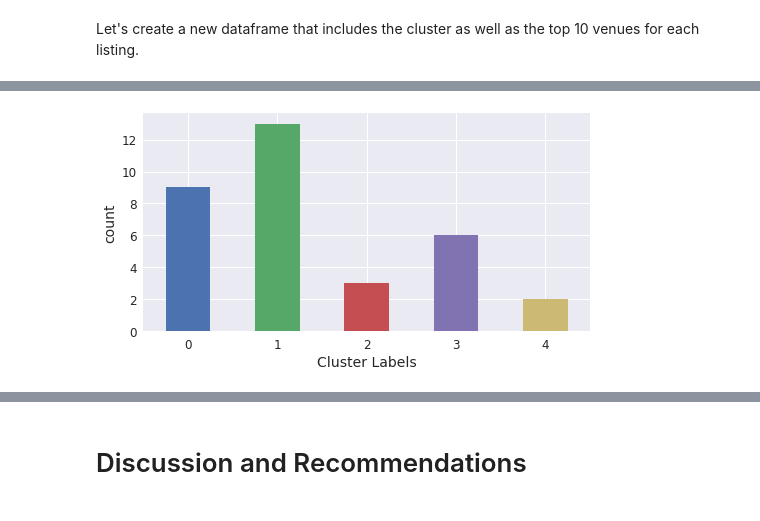
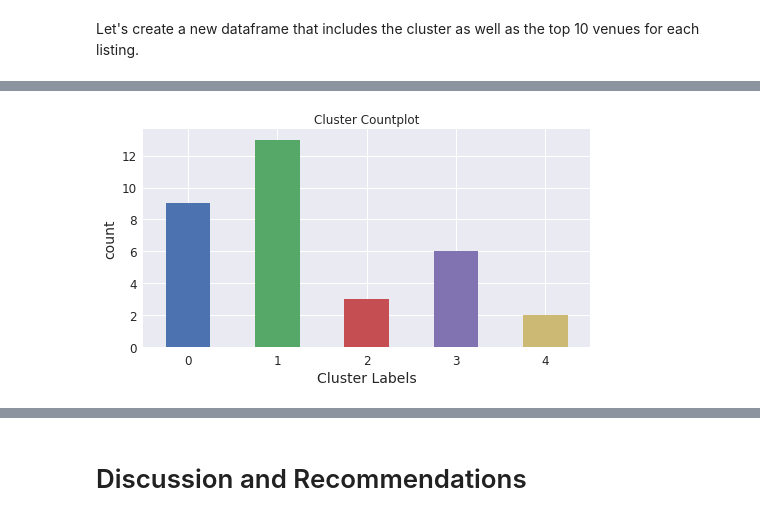
Before and after one commit to georchat/airbnb-listings-recommender, a Jupyter notebook: DP0701EN-Capstone-Project-Notebook.ipynb, the cells around one changed output, grey strips where cells are left out. Saved outputs shown, nothing was run; the diff lists cells and outputs as text; code cells hidden in the pictures.

```diff
--- a/DP0701EN-Capstone-Project-Notebook.ipynb
+++ b/DP0701EN-Capstone-Project-Notebook.ipynb
@@ -945,10 +945,11 @@ map_clusters
 # %%
 zurich_merged.groupby('Cluster Labels')['room_id'].count().plot(kind='bar', figsize=(8, 4))
 plt.xticks(rotation=0)
 plt.ylabel('count')
+plt.title('Cluster Countplot')
 plt.show()
 # %% [output]
-[figure, old version]
+[figure, new version]
 # %%
 zurich_merged.loc[zurich_merged['Cluster Labels'] == 0, zurich_merged.columns[[1] + list(range(5, zurich_merged.shape[1]))]]
 # %% [output]
```
Also changed, not shown: parts of 1 cell of this notebook.
